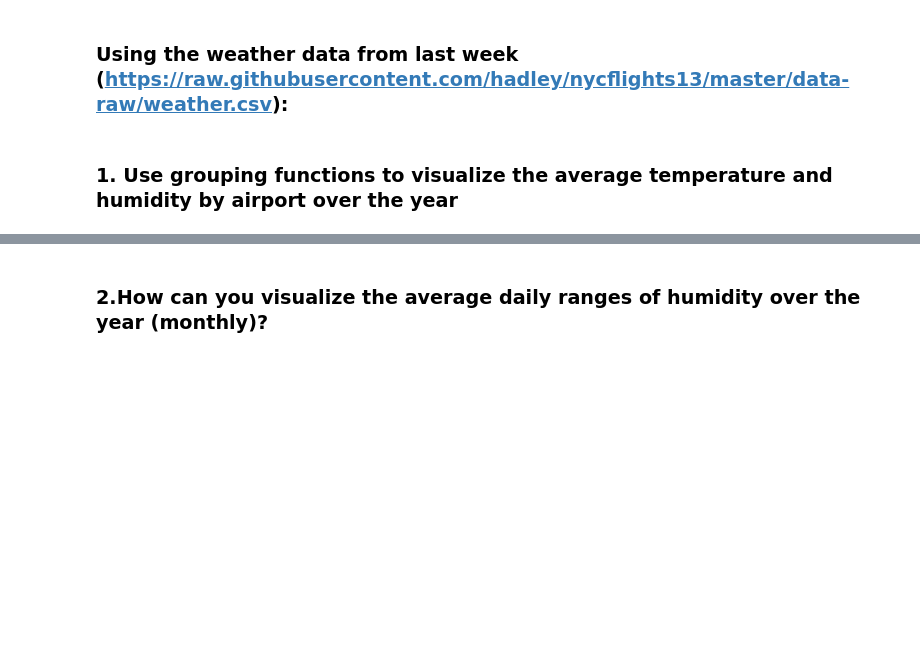
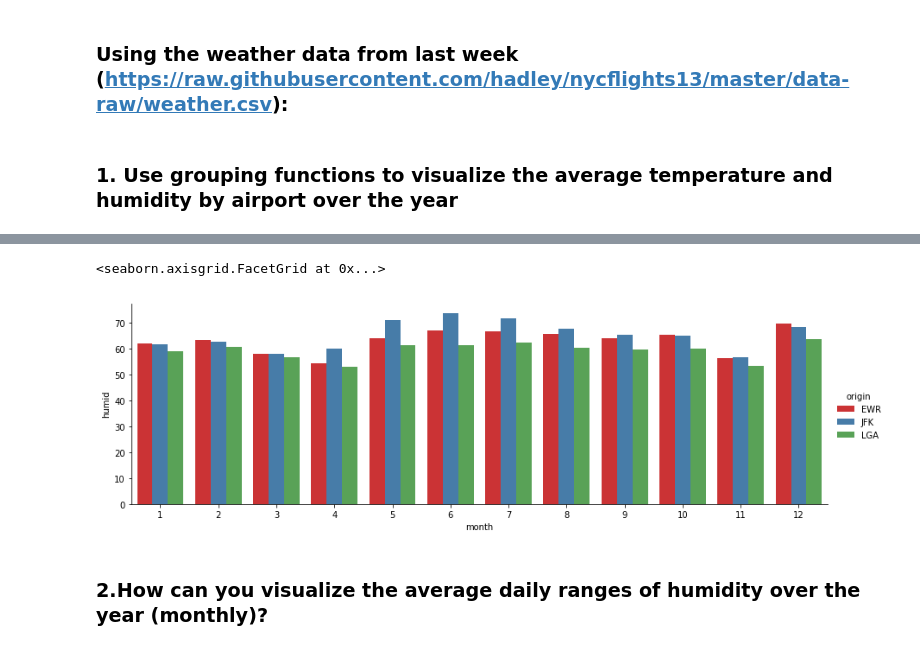
Before and after one commit to UCD-pbio-rclub/python-data-analysis_MinYao.J, a Jupyter notebook: Chapter 10 HW 1.ipynb, the cells around one changed output, grey strips where cells are left out. Drawn from its saved outputs; the diff is of its cells as text; code cells hidden in the pictures; blank space fills up the shorter version.

```diff
--- a/Chapter 10 HW 1.ipynb
+++ b/Chapter 10 HW 1.ipynb
@@ -26,0 +614,3 @@
+# %%
+average_humidity = weather.groupby(['origin', 'month'])[['humid']].mean()
+average_humidity
@@ -26,0 +637,3 @@
+# %%
+new_average_humidity = average_humidity.reset_index()
+new_average_humidity
@@ -27,2 +664,7 @@
+# %%
+sns.factorplot(x='month', y='humid', kind='bar', hue='origin', palette="Set1", data=new_average_humidity, size=4, aspect=3)
+# %% [output]
+<seaborn.axisgrid.FacetGrid at 0x...>
+[figure, added]
 # %% [markdown]
 ### 2.How can you visualize the average daily ranges of humidity over the year (monthly)?
```
Also changed, not shown: parts of 39 cells of this notebook.
